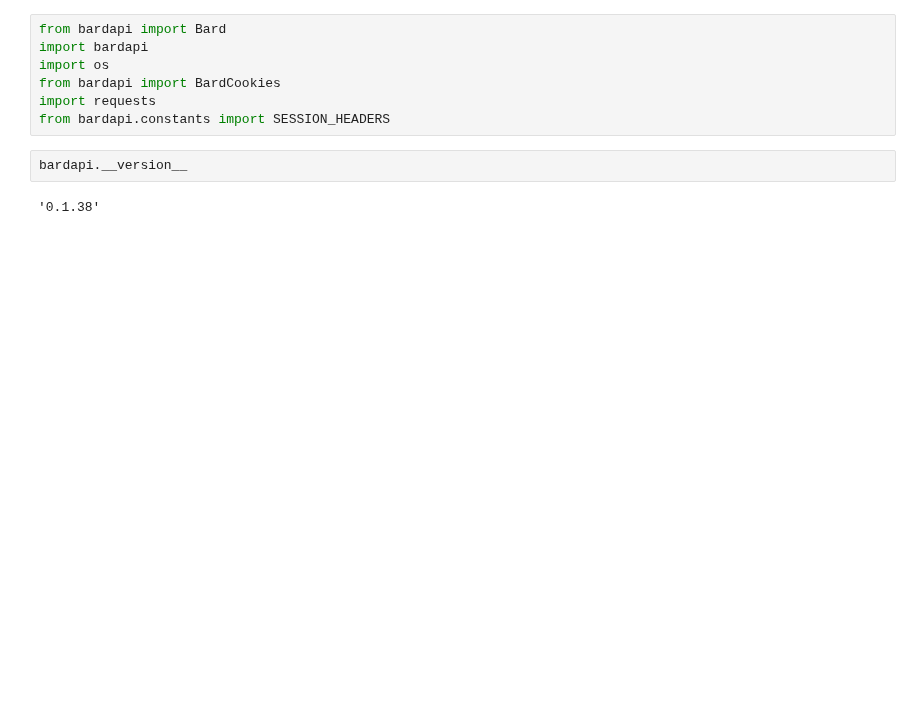
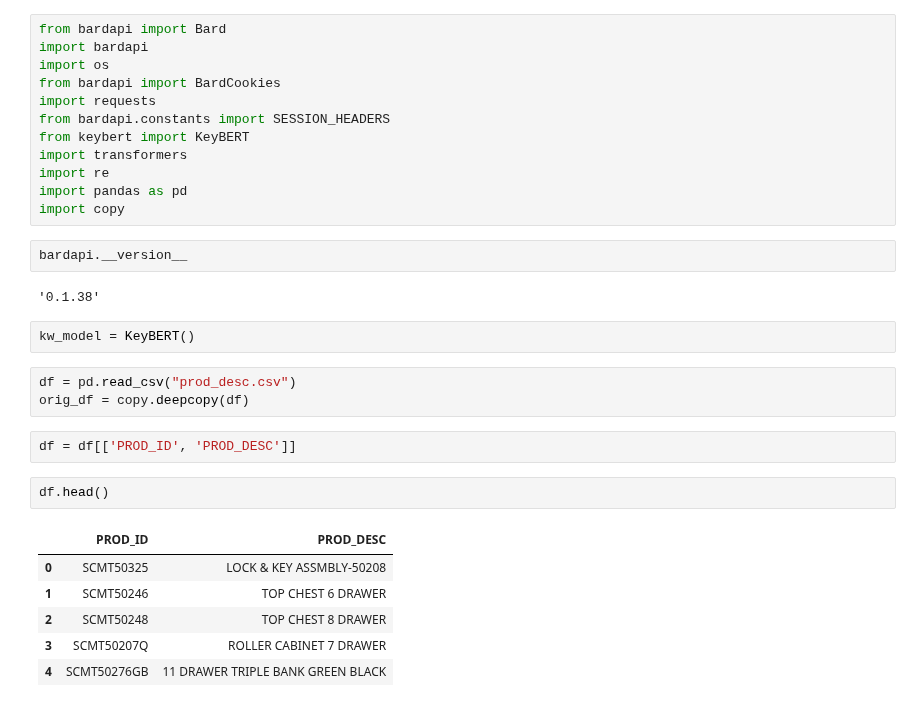
Before and after one commit to srilamaiti/ml_works, a Jupyter notebook: bardapi.ipynb, the cells around one changed output. Cells and saved outputs as stored; diff of their text form; blank space fills up the shorter version.

```diff
--- a/bardapi.ipynb
+++ b/bardapi.ipynb
@@ -9,7 +33,28 @@ import os
 from bardapi import BardCookies
 import requests
 from bardapi.constants import SESSION_HEADERS
+from keybert import KeyBERT
+import transformers
+import re
+import pandas as pd
+import copy
 # %%
 bardapi.__version__
 # %% [output]
 '0.1.38'
+# %%
+kw_model = KeyBERT()
+# %%
+df = pd.read_csv("prod_desc.csv")
+orig_df = copy.deepcopy(df)
+# %%
+df = df[['PROD_ID', 'PROD_DESC']]
+# %%
+df.head()
+# %% [output]
+|  | PROD_ID | PROD_DESC |
+| 0 | SCMT50325 | LOCK & KEY ASSMBLY-50208 |
+| 1 | SCMT50246 | TOP CHEST 6 DRAWER |
+| 2 | SCMT50248 | TOP CHEST 8 DRAWER |
+| 3 | SCMT50207Q | ROLLER CABINET 7 DRAWER |
+| 4 | SCMT50276GB | 11 DRAWER TRIPLE BANK GREEN BLACK |
```
Also changed, not shown: parts of 15 cells of this notebook.
